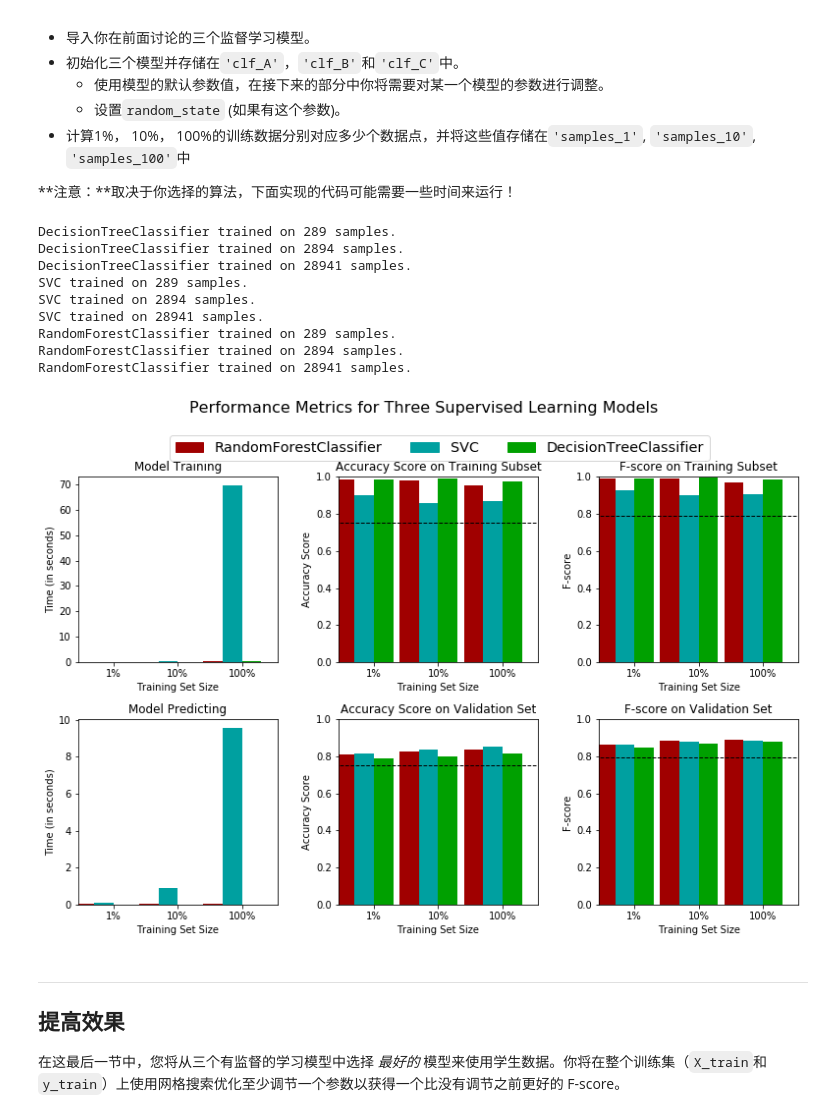
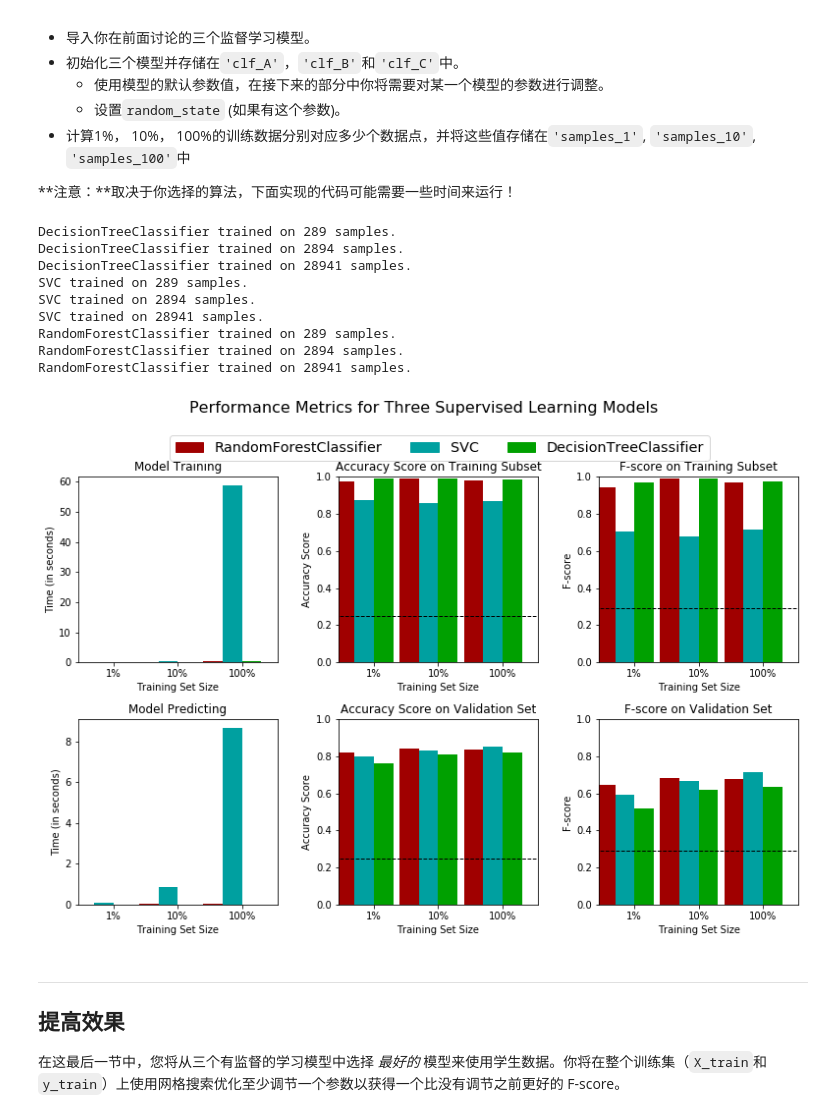
Before and after one commit to huangluyang001/udacity_project, a Jupyter notebook: finding_donors-master/finding_donors.ipynb, the cells around one changed output. Cells and saved outputs as stored; diff of their text form; code cells hidden in the pictures.

```diff
--- a/finding_donors-master/finding_donors.ipynb
+++ b/finding_donors-master/finding_donors.ipynb
@@ -205,25 +205,26 @@ $$ F_{\beta} = (1 + \beta^2) \cdot \frac{precision \cdot recall}{\left( \beta^2
 #不能使用scikit-learn，你需要根据公式自己实现相关计算。
 
 beta = 0.5
+epsilon = 1e-6
+naive_prediction = y_val.apply(lambda x: 1)
 
-naive_prediction = income.apply(lambda x: 1)
-TP = sum(map(lambda x,y: 1 if x == 1 and y == 1 else 0, income, naive_prediction))
-FP = sum(map(lambda x,y: 1 if x == 0 and y == 1 else 0, income, naive_prediction))
-FN = sum(map(lambda x,y: 1 if x == 1 and y == 0 else 0, income, naive_prediction))
-TN = sum(map(lambda x,y: 1 if x == 0 and y == 0 else 0, income, naive_prediction))
+TP = sum(map(lambda x,y: 1 if x == 1 and y == 1 else 0, y_val, naive_prediction))
+FP = sum(map(lambda x,y: 1 if x == 0 and y == 1 else 0, y_val, naive_prediction))
+FN = sum(map(lambda x,y: 1 if x == 1 and y == 0 else 0, y_val, naive_prediction))
+TN = sum(map(lambda x,y: 1 if x == 0 and y == 0 else 0, y_val, naive_prediction))
 
 #TODO： 计算准确率
-accuracy = float(TP + FN)/(TP+FP+FN+TN)
+accuracy = float(TP + FN)/(TP+FP+FN+TN+epsilon)
 
 # TODO： 计算查准率 Precision
-precision = float(TP)/(TP+FP)
+precision = float(TP)/(TP+FP+epsilon)
 
 # TODO： 计算查全率 Recall
-recall = float(TP)/(TP+TN)
+recall = float(TP)/(TP+TN+epsilon)
 
 
 # TODO： 使用上面的公式，设置beta=0.5，计算F-score
-fscore = (1 + beta**2) * (precision * recall)/(beta**2 * precision + recall)
+fscore = (1 + beta**2) * (precision * recall)/(beta**2 * precision + recall+epsilon)
 
 # 打印结果
 print "Naive Predictor on validation data: \n \
@@ -401,37 +402,37 @@ from sklearn.ensemble import RandomForestClassifier
 
 
 # TODO：初始化三个模型
-clf_A = DecisionTreeClassifier()
-clf_B = SVC(kernel='linear')
-clf_C = RandomForestClassifier()
+clf_A = DecisionTreeClassifier(random_state=38)
+clf_B = SVC(random_state=5)
+clf_C = RandomForestClassifier(random_state=38)
 
 
 # TODO：计算1%， 10%， 100%的训练数据分别对应多少点
 samples_1 = int(0.01*len(X_train))
 samples_10 = int(0.1*len(X_train))
 samples_100 = len(X_train)
 
 # 收集学习器的结果
 results = {}
 for clf in [clf_A, clf_B, clf_C]:
     clf_name = clf.__class__.__name__
     results[clf_name] = {}
     for i, samples in enumerate([samples_1, samples_10, samples_100]):
         results[clf_name][i] = train_predict(clf, samples, X_train, y_train, X_val, y_val)
 
 # 对选择的三个模型得到的评价结果进行可视化
 vs.evaluate(results, accuracy, fscore)
 # %% [output]
 DecisionTreeClassifier trained on 289 samples.
 DecisionTreeClassifier trained on 2894 samples.
 DecisionTreeClassifier trained on 28941 samples.
 SVC trained on 289 samples.
 SVC trained on 2894 samples.
 SVC trained on 28941 samples.
 RandomForestClassifier trained on 289 samples.
 RandomForestClassifier trained on 2894 samples.
 RandomForestClassifier trained on 28941 samples.
-[figure, old version]
+[figure, new version]
 # %% [markdown]
 ----
 ## 提高效果
```
Also changed, not shown: parts of 4 cells of this notebook, 3 other files.
